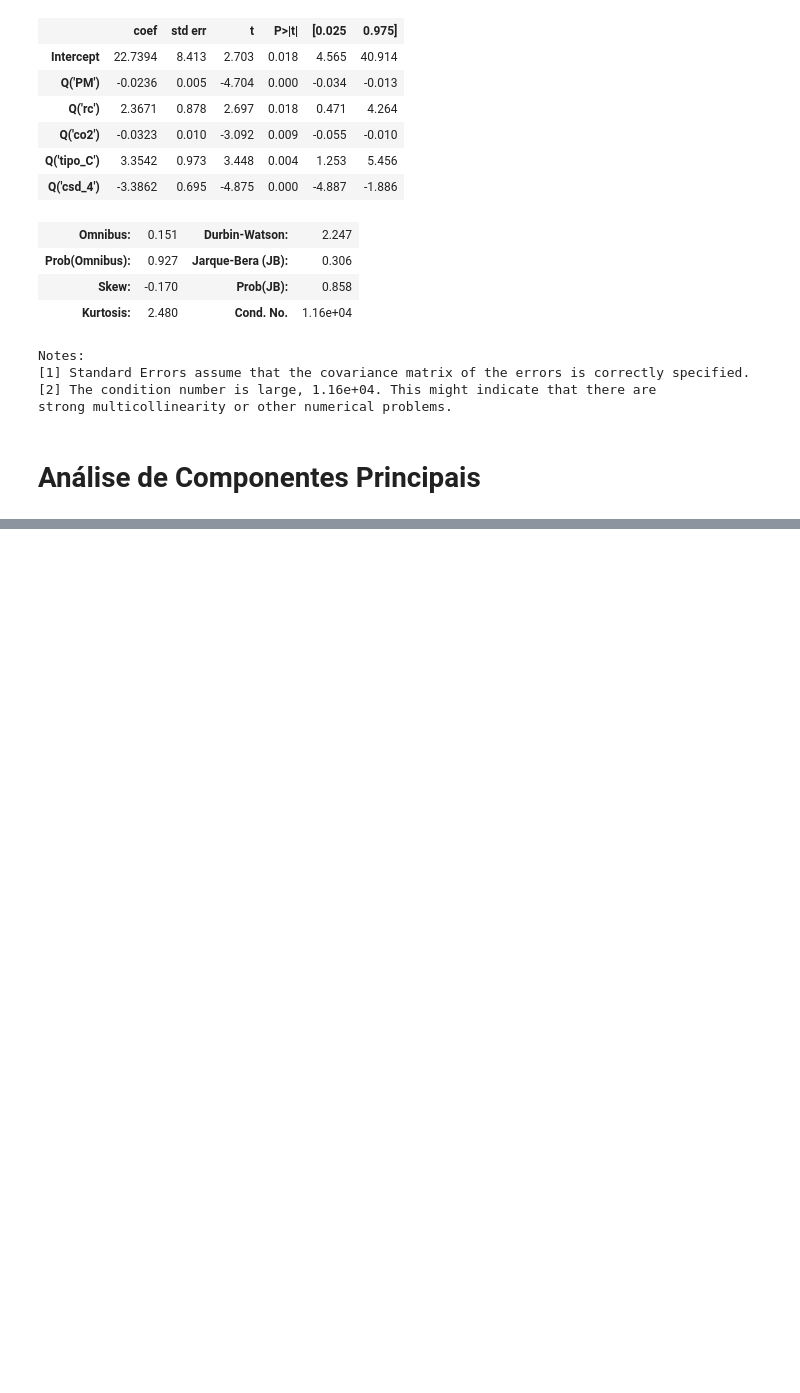
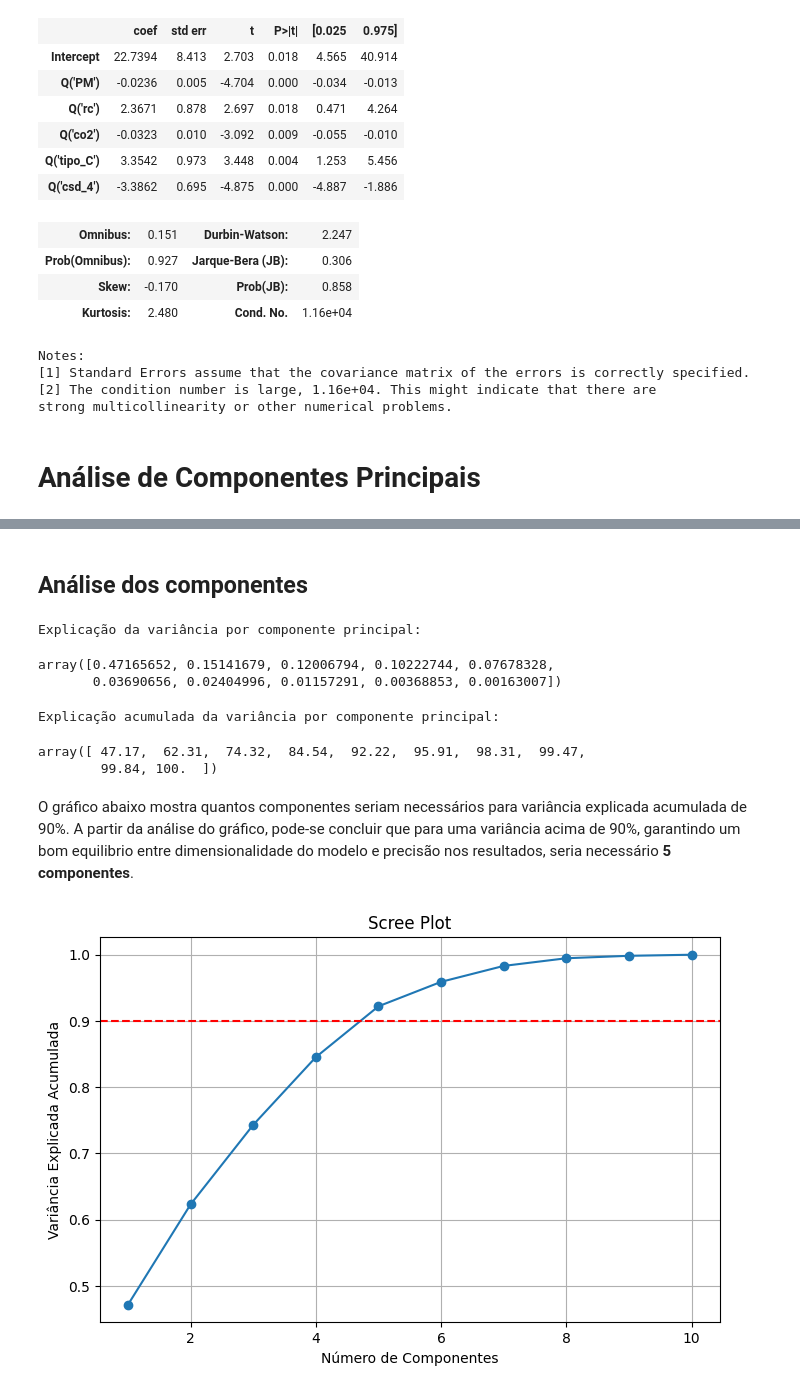
Before and after one commit to guiandradedev/tcd-car-consumption, a Jupyter notebook: analyze.ipynb, the cells around one changed output, grey strips where cells are left out. Saved outputs shown, nothing was run; the diff lists cells and outputs as text; code cells hidden in the pictures; blank space fills up the shorter version.

```diff
--- a/analyze.ipynb
+++ b/analyze.ipynb
@@ -735,0 +740,8 @@ strong multicollinearity or other numerical problems.
+# %%
+pca = PCA()
+pca_result = pca.fit_transform(scale(df))
+pca_result_df = pd.DataFrame(
+    pca_result,
+    columns=[f'cp{i+1}' for i in range(pca_result.shape[1])]
+)
+pca_result_df.head()
@@ -735,0 +778,39 @@ strong multicollinearity or other numerical problems.
+# %% [markdown]
+## Análise dos componentes
+# %%
+print("Explicação da variância por componente principal:")
+pca.explained_variance_ratio_
+# %% [output]
+Explicação da variância por componente principal:
+array([0.47165652, 0.15141679, 0.12006794, 0.10222744, 0.07678328,
+       0.03690656, 0.02404996, 0.01157291, 0.00368853, 0.00163007])
+# %%
+print("Explicação acumulada da variância por componente principal:")
+np.cumsum(np.round(pca.explained_variance_ratio_,decimals=4)*100)
+# %% [output]
+Explicação acumulada da variância por componente principal:
+array([ 47.17,  62.31,  74.32,  84.54,  92.22,  95.91,  98.31,  99.47,
+        99.84, 100.  ])
+# %% [markdown]
+O gráfico abaixo mostra quantos componentes seriam necessários para variância explicada acumulada de 90%.
+A partir da análise do gráfico, pode-se concluir que para uma variância acima de 90%, garantindo um bom equilibrio entre dimensionalidade do modelo e precisão nos resultados, seria necessário **5 componentes**.
+# %%
+explained = pca.explained_variance_ratio_
+cumulative = np.cumsum(explained)
+
+plt.figure(figsize=(8,5))
+
+plt.plot(range(1, len(cumulative)+1),
+         cumulative,
+         marker='o')
+
+plt.xlabel('Número de Componentes')
+plt.ylabel('Variância Explicada Acumulada')
+plt.title('Scree Plot')
+
+plt.axhline(y=0.90, color='r', linestyle='--')
+plt.grid(True)
+
+plt.show()
+# %% [output]
+[figure, added]
```
Also changed, not shown: parts of 11 cells of this notebook.
